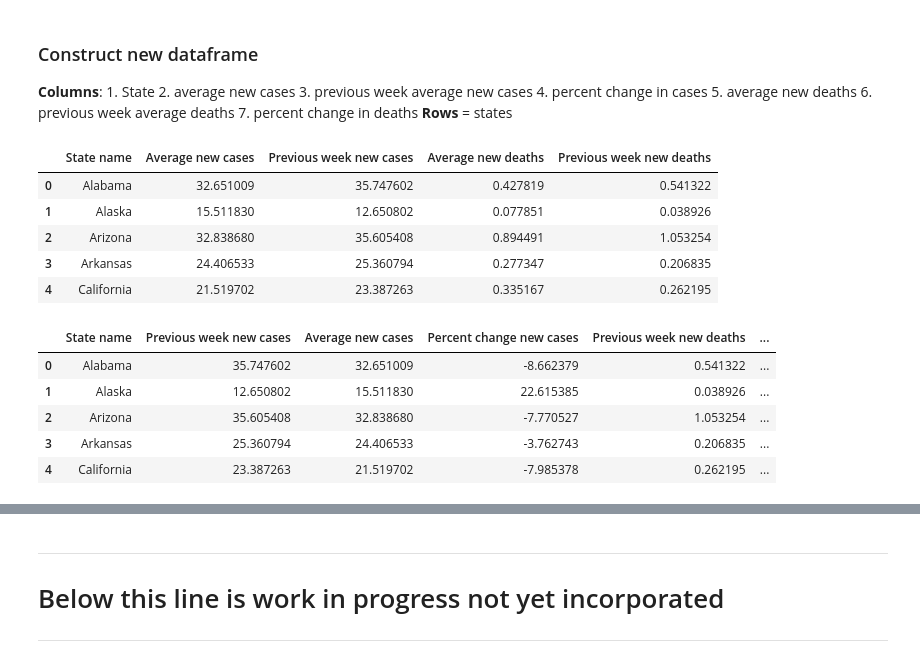
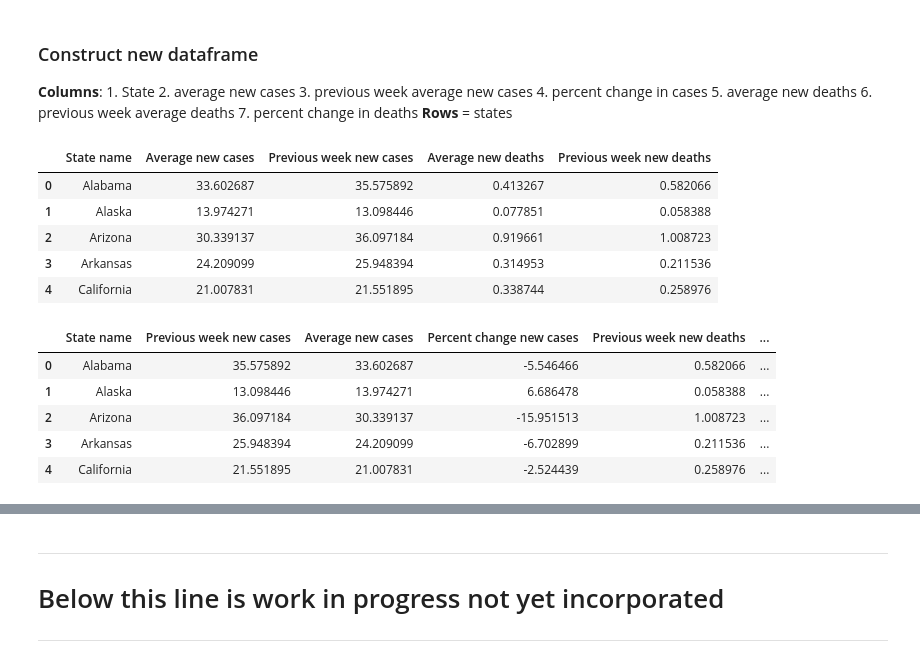
Before and after one commit to cppratt/COVID-19, a Jupyter notebook: COVID-19_US-states.ipynb, the cells around one changed output, grey strips where cells are left out. Drawn from its saved outputs; the diff is of its cells as text; code cells hidden in the pictures.

Commit message:
Updates
data updates, adjustment to color scale on %change in new cases choropleth

```diff
--- a/COVID-19_US-states.ipynb
+++ b/COVID-19_US-states.ipynb
@@ -576,18 +576,18 @@ plotly.io.write_html(normalized_deaths_plot, file='states-daily-deaths_normalize
 **Rows** = states
 # %%
 # merge State, average cases/deaths into new dataframe using an inner join
-trends = pd.merge(avg_cases.iloc[[-1, -7]].transpose().reset_index(),
-                 avg_deaths.iloc[[-1, -7]].transpose().reset_index(),
+trends = pd.merge(avg_cases.iloc[[-1, -8]].transpose().reset_index(),
+                 avg_deaths.iloc[[-1, -8]].transpose().reset_index(),
                  on='State')
 trends.columns = ['State name', 'Average new cases', 'Previous week new cases', 'Average new deaths', 'Previous week new deaths']
 trends.head()
 # %% [output]
 |  | State name | Average new cases | Previous week new cases | Average new deaths | Previous week new deaths |
-| 0 | Alabama | 32.651009 | 35.747602 | 0.427819 | 0.541322 |
-| 1 | Alaska | 15.511830 | 12.650802 | 0.077851 | 0.038926 |
-| 2 | Arizona | 32.838680 | 35.605408 | 0.894491 | 1.053254 |
-| 3 | Arkansas | 24.406533 | 25.360794 | 0.277347 | 0.206835 |
-| 4 | California | 21.519702 | 23.387263 | 0.335167 | 0.262195 |
+| 0 | Alabama | 33.602687 | 35.575892 | 0.413267 | 0.582066 |
+| 1 | Alaska | 13.974271 | 13.098446 | 0.077851 | 0.058388 |
+| 2 | Arizona | 30.339137 | 36.097184 | 0.919661 | 1.008723 |
+| 3 | Arkansas | 24.209099 | 25.948394 | 0.314953 | 0.211536 |
+| 4 | California | 21.007831 | 21.551895 | 0.338744 | 0.258976 |
 # %%
 # add percent change columns and reorder
 trends['Percent change new cases'] = (trends['Average new cases']/trends['Previous week new cases'])*100-100
@@ -604,11 +604,11 @@ trends['State'] = trends['State name'].apply(lambda x: us_state_abbrev[x])
 trends.head()
 # %% [output]
 |  | State name | Previous week new cases | Average new cases | Percent change new cases | Previous week new deaths | ... |
-| 0 | Alabama | 35.747602 | 32.651009 | -8.662379 | 0.541322 | ... |
-| 1 | Alaska | 12.650802 | 15.511830 | 22.615385 | 0.038926 | ... |
-| 2 | Arizona | 35.605408 | 32.838680 | -7.770527 | 1.053254 | ... |
-| 3 | Arkansas | 25.360794 | 24.406533 | -3.762743 | 0.206835 | ... |
-| 4 | California | 23.387263 | 21.519702 | -7.985378 | 0.262195 | ... |
+| 0 | Alabama | 35.575892 | 33.602687 | -5.546466 | 0.582066 | ... |
+| 1 | Alaska | 13.098446 | 13.974271 | 6.686478 | 0.058388 | ... |
+| 2 | Arizona | 36.097184 | 30.339137 | -15.951513 | 1.008723 | ... |
+| 3 | Arkansas | 25.948394 | 24.209099 | -6.702899 | 0.211536 | ... |
+| 4 | California | 21.551895 | 21.007831 | -2.524439 | 0.258976 | ... |
 # %%
 # create choropleth 1
 new_cases_map = px.choropleth(data_frame=trends, locations='State', locationmode='USA-states', scope='usa', color='Average new cases',
```
Also changed, not shown: parts of 8 cells of this notebook, 11 other files.
